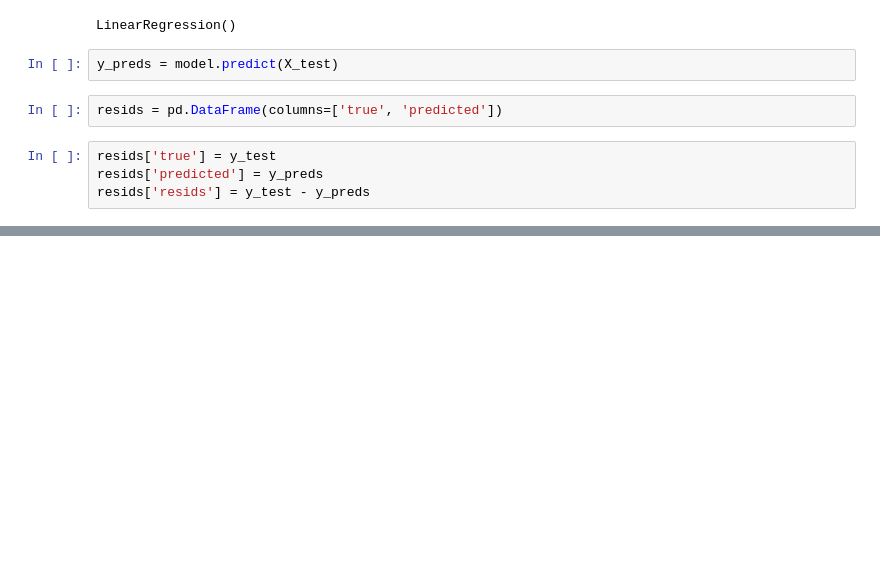
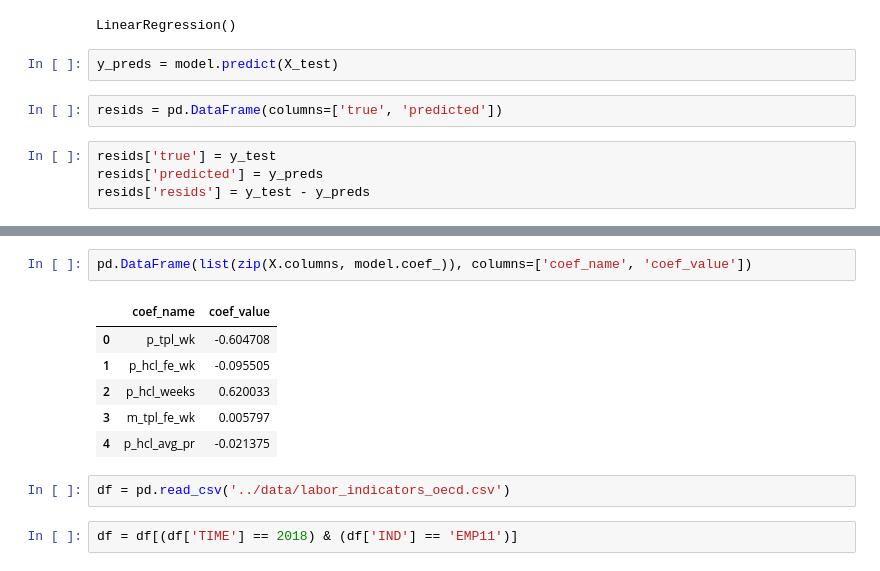
Before and after one commit to dpfay/parental_dash, a Jupyter notebook: code/modeling.ipynb, the cells around one changed output, grey strips where cells are left out. Drawn from its saved outputs; the diff is of its cells as text; blank space fills up the shorter version.

Commit message:
one more model

```diff
--- a/code/modeling.ipynb
+++ b/code/modeling.ipynb
@@ -152,0 +153,13 @@ Baseline     -6.626933099414482
+# %%
+pd.DataFrame(list(zip(X.columns, model.coef_)), columns=['coef_name', 'coef_value'])
+# %% [output]
+|  | coef_name | coef_value |
+| 0 | p_tpl_wk | -0.604708 |
+| 1 | p_hcl_fe_wk | -0.095505 |
+| 2 | p_hcl_weeks | 0.620033 |
+| 3 | m_tpl_fe_wk | 0.005797 |
+| 4 | p_hcl_avg_pr | -0.021375 |
+# %%
+df = pd.read_csv('../data/labor_indicators_oecd.csv')
+# %%
+df = df[(df['TIME'] == 2018) & (df['IND'] == 'EMP11')]
```
Also changed, not shown: parts of 18 cells of this notebook.
